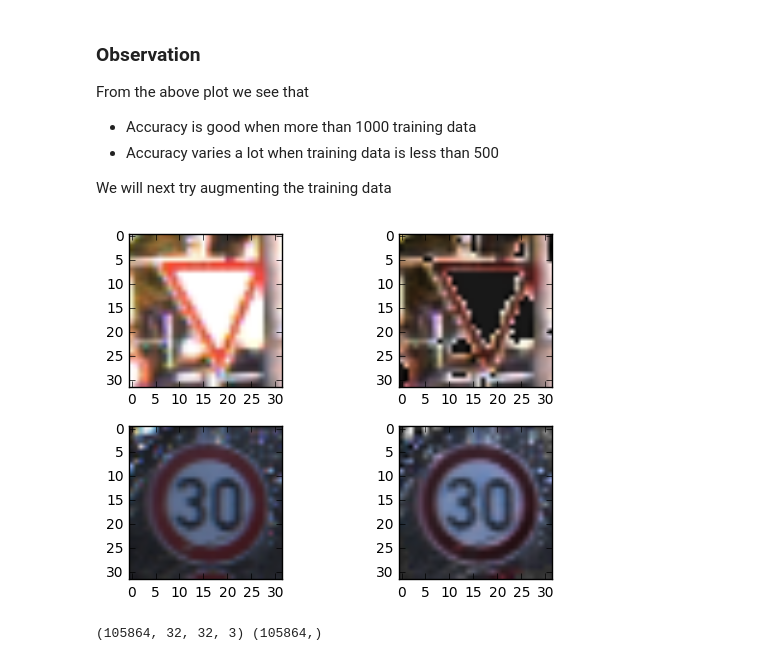
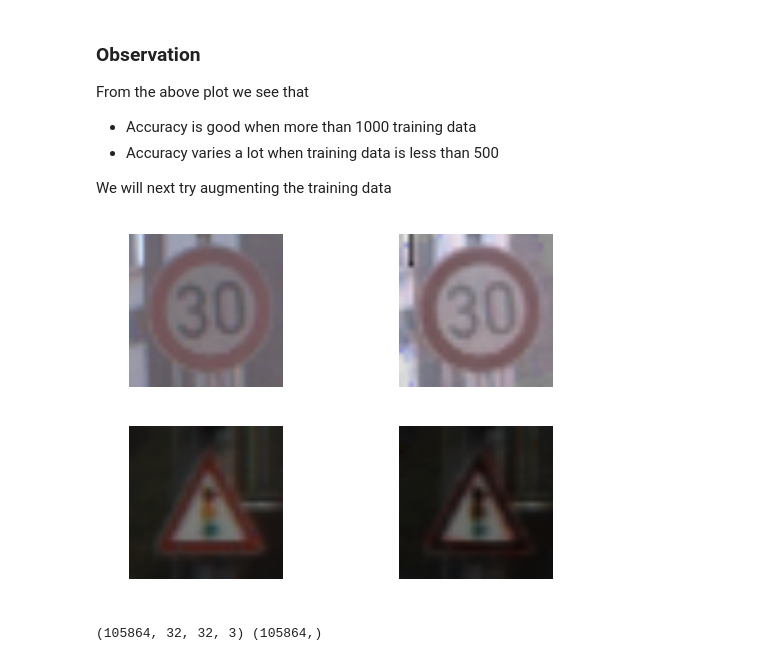
Before and after one commit to sombandy/udacity-sdc, a Jupyter notebook: carnd-projects/CarND-Traffic-Sign-Classifier-Project/Traffic_Sign_Classifier.ipynb, the cells around one changed output. Cells and saved outputs as stored; diff of their text form; code cells hidden in the pictures.

```diff
--- a/carnd-projects/CarND-Traffic-Sign-Classifier-Project/Traffic_Sign_Classifier.ipynb
+++ b/carnd-projects/CarND-Traffic-Sign-Classifier-Project/Traffic_Sign_Classifier.ipynb
@@ -591,20 +605,22 @@ def transform_image(img):
 # %%
 # Test the transformation
 num_test = 2
 for i in range(num_test):
     rand_idx = np.random.randint(X_train.shape[0])
     img = X_train[rand_idx]
     t_img = transform_image(img)
     plt.subplot(num_test, 2, 2 * i + 1)
     plt.imshow(img)
+    plt.axis('off')
 
     plt.subplot(num_test, 2, 2 * i + 2)
     plt.imshow(t_img)
+    plt.axis('off')
 
 plt.tight_layout()
 plt.show()
 # %% [output]
-[figure, old version]
+[figure, new version]
 # %%
 # Include 2x more training data
 tr_set1 = np.asarray([transform_image(img) for img in X_train])
```
Also changed, not shown: parts of 21 cells of this notebook.
